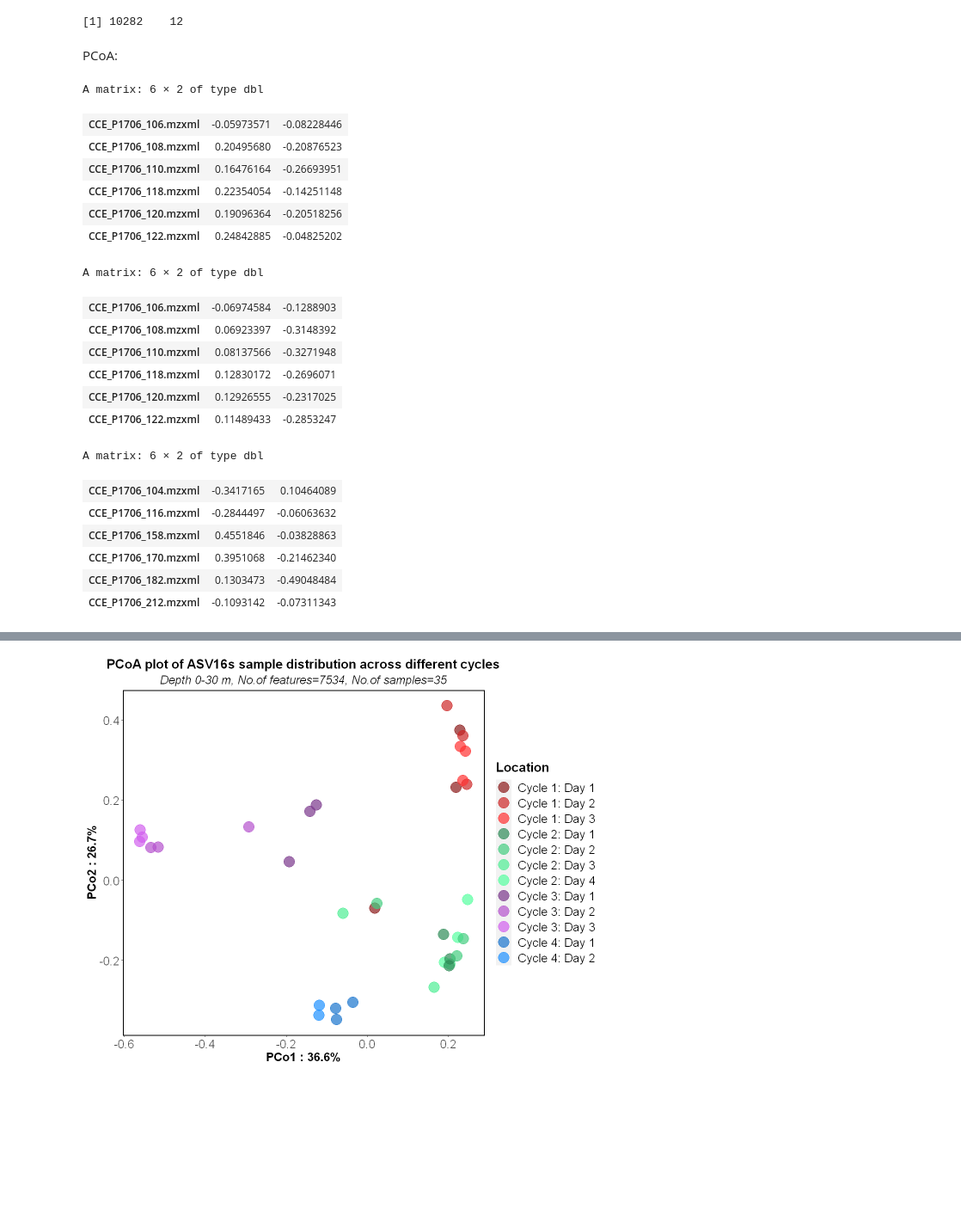
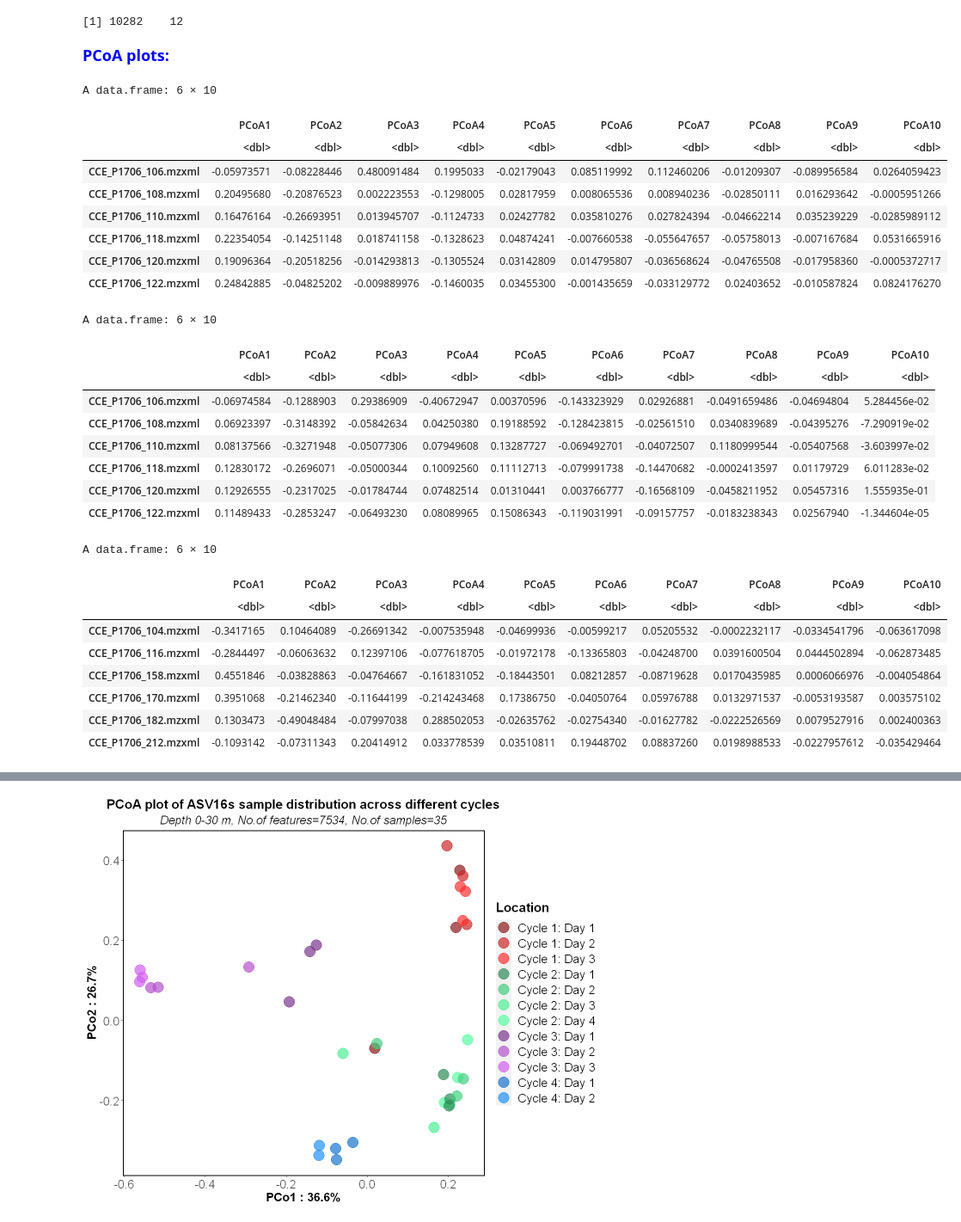
Before and after one commit to Functional-Metabolomics-Lab/CCE_Data-Analysis, a Jupyter notebook: Notebooks_CCE_Data/DataCleanup_Preliminary_Analysis.ipynb, the cells around one changed output, grey strips where cells are left out. Shown: that part at 86% size. Drawn from its saved outputs; the diff is of its cells as text; code cells hidden in the pictures; blank space fills up the shorter version.

```diff
--- a/Notebooks_CCE_Data/DataCleanup_Preliminary_Analysis.ipynb
+++ b/Notebooks_CCE_Data/DataCleanup_Preliminary_Analysis.ipynb
@@ -689,9 +694,10 @@ pcoa.values <- list()
 
 #For surface samples
 for(i in 1:2){
-    pcoa[[i]] <- cmdscale(dist_matrix[[i]], eig = TRUE, x.ret=TRUE)
+    pcoa[[i]] <- cmdscale(dist_matrix[[i]], k=10, eig = TRUE, x.ret=TRUE) #compute multi-dimensional scaling on dist_matric and get 10 PCs
     pcoa.var.per[[i]] <- round(pcoa[[i]]$eig/sum(pcoa[[i]]$eig)*100,1)
-    pcoa.values[[i]] <- pcoa[[i]]$points
+    pcoa.values[[i]] <- data.frame(pcoa[[i]]$points)
+    names(pcoa.values[[i]])[1:10] <- paste0("PCoA",seq(1,10)) #naming the PCos
     pcoa.data[[i]] <- data.frame(md_pcoa[[1]]$ATTRIBUTE_Depth_Range, ## md_pcoa[[1]] means the md with depth 0-30
                                  X=pcoa.values[[i]][,1],
                                  Y=pcoa.values[[i]][,2])
@@ -699,9 +705,10 @@ for(i in 1:2){
 
 #For deep samples
 for(i in 3:4){
-    pcoa[[i]] <- cmdscale(dist_matrix[[i]], eig = TRUE, x.ret=TRUE)
+    pcoa[[i]] <- cmdscale(dist_matrix[[i]], k=10, eig = TRUE, x.ret=TRUE)
     pcoa.var.per[[i]] <- round(pcoa[[i]]$eig/sum(pcoa[[i]]$eig)*100,1)
-    pcoa.values[[i]] <- pcoa[[i]]$points
+    pcoa.values[[i]] <- data.frame(pcoa[[i]]$points)
+    names(pcoa.values[[i]])[1:10] <- paste0("PCoA",seq(1,10)) #naming the PCos
     pcoa.data[[i]] <- data.frame(md_pcoa[[2]]$ATTRIBUTE_Depth_Range, # md_pcoa[[2]] means the md with depth 30-60
                                  X=pcoa.values[[i]][,1],
                                  Y=pcoa.values[[i]][,2])
@@ -1091,60 +1117,69 @@ dim(a18_high)
 [1] 7534   12
 [1] 10282    12
 # %% [markdown]
-PCoA:
+<font size=4><font color="blue">**PCoA plots:** </font>
 # %%
 a16low_dist <- vegdist(t(a16_low), method = "bray")
-pcoa1 <- cmdscale(a16low_dist, eig = TRUE, x.ret=TRUE)
+pcoa1 <- cmdscale(a16low_dist, k=10, eig = TRUE, x.ret=TRUE)
 pcoa.var.per1 <- round(pcoa1$eig/sum(pcoa1$eig)*100,1)
-pcoa.values1 <- pcoa1$points
+pcoa.values1 <- data.frame(pcoa1$points)
+names(pcoa.values1)[1:10] <- paste0("PCoA",seq(1,10)) #naming the PCos
 head(pcoa.values1)
 
 pcoa.data1 <- data.frame(md_a16_low$ATTRIBUTE_Depth_Range, ## depth 0-30
                                  X=pcoa.values1[,1],
                                  Y=pcoa.values1[,2])
 # %% [output]
-A matrix: 6 × 2 of type dbl
+A data.frame: 6 × 10
-| CCE_P1706_106.mzxml | -0.05973571 | -0.08228446 |
-| CCE_P1706_108.mzxml | 0.20495680 | -0.20876523 |
-| CCE_P1706_110.mzxml | 0.16476164 | -0.26693951 |
-| CCE_P1706_118.mzxml | 0.22354054 | -0.14251148 |
-| CCE_P1706_120.mzxml | 0.19096364 | -0.20518256 |
-| CCE_P1706_122.mzxml | 0.24842885 | -0.04825202 |
+|  | PCoA1 | PCoA2 | PCoA3 | PCoA4 | PCoA5 | PCoA6 | PCoA7 | PCoA8 | PCoA9 | PCoA10 |
+|  | <dbl> | <dbl> | <dbl> | <dbl> | <dbl> | <dbl> | <dbl> | <dbl> | <dbl> | <dbl> |
+| CCE_P1706_106.mzxml | -0.05973571 | -0.08228446 | 0.480091484 | 0.1995033 | -0.02179043 | 0.085119992 | 0.112460206 | -0.01209307 | -0.089956584 | 0.0264059423 |
+| CCE_P1706_108.mzxml | 0.20495680 | -0.20876523 | 0.002223553 | -0.1298005 | 0.02817959 | 0.008065536 | 0.008940236 | -0.02850111 | 0.016293642 | -0.0005951266 |
+| CCE_P1706_110.mzxml | 0.16476164 | -0.26693951 | 0.013945707 | -0.1124733 | 0.02427782 | 0.035810276 | 0.027824394 | -0.04662214 | 0.035239229 | -0.0285989112 |
+| CCE_P1706_118.mzxml | 0.22354054 | -0.14251148 | 0.018741158 | -0.1328623 | 0.04874241 | -0.007660538 | -0.055647657 | -0.05758013 | -0.007167684 | 0.0531665916 |
+| CCE_P1706_120.mzxml | 0.19096364 | -0.20518256 | -0.014293813 | -0.1305524 | 0.03142809 | 0.014795807 | -0.036568624 | -0.04765508 | -0.017958360 | -0.0005372717 |
+| CCE_P1706_122.mzxml | 0.24842885 | -0.04825202 | -0.009889976 | -0.1460035 | 0.03455300 | -0.001435659 | -0.033129772 | 0.02403652 | -0.010587824 | 0.0824176270 |
 # %%
 a18low_dist <- vegdist(t(a18_low), method = "bray")
-pcoa2 <- cmdscale(a18low_dist, eig = TRUE, x.ret=TRUE)
+pcoa2 <- cmdscale(a18low_dist, k=10, eig = TRUE, x.ret=TRUE)
 pcoa.var.per2 <- round(pcoa2$eig/sum(pcoa2$eig)*100,1)
-pcoa.values2 <- pcoa2$points
+pcoa.values2 <- data.frame(pcoa2$points)
+names(pcoa.values2)[1:10] <- paste0("PCoA",seq(1,10)) #naming the PCos
 head(pcoa.values2)
 
 pcoa.data2 <- data.frame(md_a18_low$ATTRIBUTE_Depth_Range, ## depth 0-30
                                  X=pcoa.values2[,1],
                                  Y=pcoa.values2[,2])
 # %% [output]
-A matrix: 6 × 2 of type dbl
+A data.frame: 6 × 10
-| CCE_P1706_106.mzxml | -0.06974584 | -0.1288903 |
-| CCE_P1706_108.mzxml | 0.06923397 | -0.3148392 |
-| CCE_P1706_110.mzxml | 0.08137566 | -0.3271948 |
-| CCE_P1706_118.mzxml | 0.12830172 | -0.2696071 |
-| CCE_P1706_120.mzxml | 0.12926555 | -0.2317025 |
-| CCE_P1706_122.mzxml | 0.11489433 | -0.2853247 |
+|  | PCoA1 | PCoA2 | PCoA3 | PCoA4 | PCoA5 | PCoA6 | PCoA7 | PCoA8 | PCoA9 | PCoA10 |
+|  | <dbl> | <dbl> | <dbl> | <dbl> | <dbl> | <dbl> | <dbl> | <dbl> | <dbl> | <dbl> |
+| CCE_P1706_106.mzxml | -0.06974584 | -0.1288903 | 0.29386909 | -0.40672947 | 0.00370596 | -0.143323929 | 0.02926881 | -0.0491659486 | -0.04694804 | 5.284456e-02 |
+| CCE_P1706_108.mzxml | 0.06923397 | -0.3148392 | -0.05842634 | 0.04250380 | 0.19188592 | -0.128423815 | -0.02561510 | 0.0340839689 | -0.04395276 | -7.290919e-02 |
+| CCE_P1706_110.mzxml | 0.08137566 | -0.3271948 | -0.05077306 | 0.07949608 | 0.13287727 | -0.069492701 | -0.04072507 | 0.1180999544 | -0.05407568 | -3.603997e-02 |
+| CCE_P1706_118.mzxml | 0.12830172 | -0.2696071 | -0.05000344 | 0.10092560 | 0.11112713 | -0.079991738 | -0.14470682 | -0.0002413597 | 0.01179729 | 6.011283e-02 |
+| CCE_P1706_120.mzxml | 0.12926555 | -0.2317025 | -0.01784744 | 0.07482514 | 0.01310441 | 0.003766777 | -0.16568109 | -0.0458211952 | 0.05457316 | 1.555935e-01 |
+| CCE_P1706_122.mzxml | 0.11489433 | -0.2853247 | -0.06493230 | 0.08089965 | 0.15086343 | -0.119031991 | -0.09157757 | -0.0183238343 | 0.02567940 | -1.344604e-05 |
 # %%
 a16high_dist <- vegdist(t(a16_high), method = "bray")
-pcoa3 <- cmdscale(a16high_dist, eig = TRUE, x.ret=TRUE)
+pcoa3 <- cmdscale(a16high_dist, k=10, eig = TRUE, x.ret=TRUE)
 pcoa.var.per3 <- round(pcoa3$eig/sum(pcoa3$eig)*100,1)
-pcoa.values3 <- pcoa3$points
+pcoa.values3 <- data.frame(pcoa3$points)
+names(pcoa.values3)[1:10] <- paste0("PCoA",seq(1,10)) #naming the PCos
 head(pcoa.values3)
 
 pcoa.data3 <- data.frame(md_a16_high$ATTRIBUTE_Depth_Range, ## depth 30-60
                                  X=pcoa.values3[,1],
                                  Y=pcoa.values3[,2])
 # %% [output]
-A matrix: 6 × 2 of type dbl
+A data.frame: 6 × 10
-| CCE_P1706_104.mzxml | -0.3417165 | 0.10464089 |
-| CCE_P1706_116.mzxml | -0.2844497 | -0.06063632 |
-| CCE_P1706_158.mzxml | 0.4551846 | -0.03828863 |
-| CCE_P1706_170.mzxml | 0.3951068 | -0.21462340 |
-| CCE_P1706_182.mzxml | 0.1303473 | -0.49048484 |
-| CCE_P1706_212.mzxml | -0.1093142 | -0.07311343 |
+|  | PCoA1 | PCoA2 | PCoA3 | PCoA4 | PCoA5 | PCoA6 | PCoA7 | PCoA8 | PCoA9 | PCoA10 |
+|  | <dbl> | <dbl> | <dbl> | <dbl> | <dbl> | <dbl> | <dbl> | <dbl> | <dbl> | <dbl> |
+| CCE_P1706_104.mzxml | -0.3417165 | 0.10464089 | -0.26691342 | -0.007535948 | -0.04699936 | -0.00599217 | 0.05205532 | -0.0002232117 | -0.0334541796 | -0.063617098 |
+| CCE_P1706_116.mzxml | -0.2844497 | -0.06063632 | 0.12397106 | -0.077618705 | -0.01972178 | -0.13365803 | -0.04248700 | 0.0391600504 | 0.0444502894 | -0.062873485 |
+| CCE_P1706_158.mzxml | 0.4551846 | -0.03828863 | -0.04764667 | -0.161831052 | -0.18443501 | 0.08212857 | -0.08719628 | 0.0170435985 | 0.0006066976 | -0.004054864 |
+| CCE_P1706_170.mzxml | 0.3951068 | -0.21462340 | -0.11644199 | -0.214243468 | 0.17386750 | -0.04050764 | 0.05976788 | 0.0132971537 | -0.0053193587 | 0.003575102 |
+| CCE_P1706_182.mzxml | 0.1303473 | -0.49048484 | -0.07997038 | 0.288502053 | -0.02635762 | -0.02754340 | -0.01627782 | -0.0222526569 | 0.0079527916 | 0.002400363 |
+| CCE_P1706_212.mzxml | -0.1093142 | -0.07311343 | 0.20414912 | 0.033778539 | 0.03510811 | 0.19448702 | 0.08837260 | 0.0198988533 | -0.0227957612 | -0.035429464 |
 # %%
 a18high_dist <- vegdist(t(a18_high), method = "bray")
```
Also changed, not shown: parts of 16 cells of this notebook.
